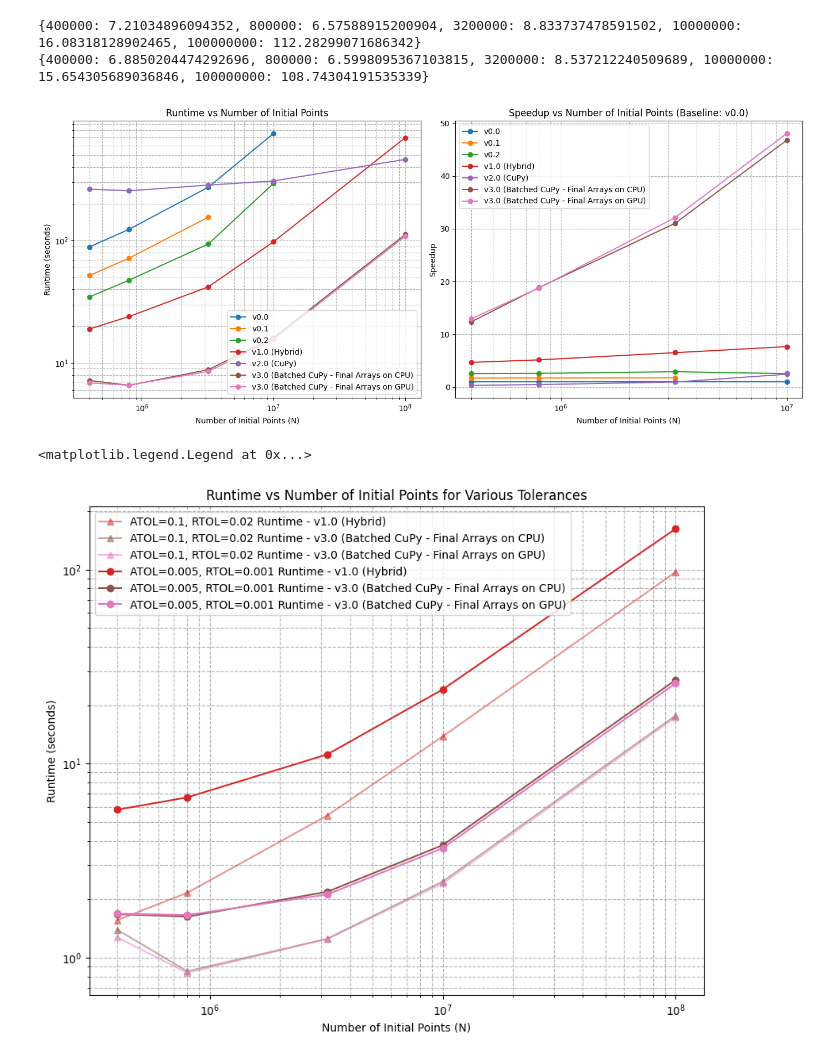
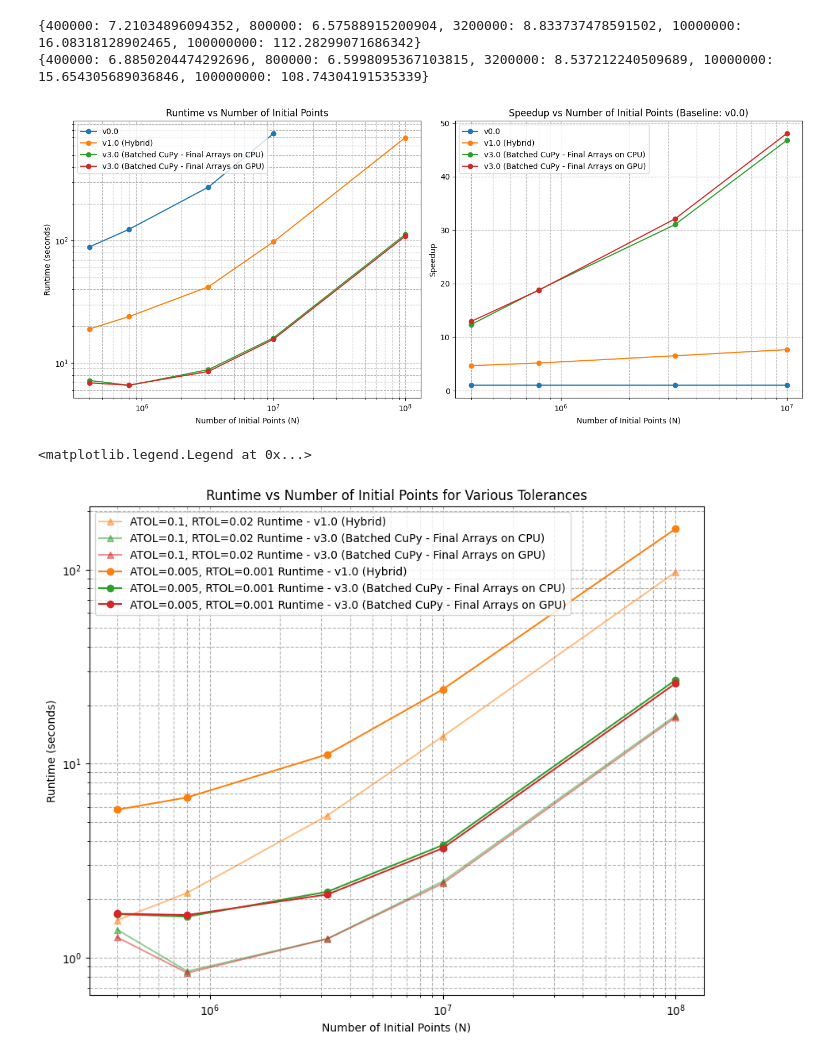
Before and after one commit to ut-padas/affini, a Jupyter notebook: _experiments/E2E_code_speedup.ipynb, the cells around one changed output. Drawn from its saved outputs; the diff is of its cells as text; code cells hidden in the pictures.

Commit message:
Update clrs in plots

```diff
--- a/_experiments/E2E_code_speedup.ipynb
+++ b/_experiments/E2E_code_speedup.ipynb
@@ -5,6 +5,20 @@ import pandas as pd
 # %%
 v3_cpu_gpu = "../results/benchmark_Six-Hump_Camelback_host_dev.csv"
 _df_v3_cpu_gpu = pd.read_csv(v3_cpu_gpu)
+v3_gpu_only = "../results/benchmark_Six-Hump_Camelback_dev_only.csv"
+_df_v3_gpu_only = pd.read_csv(v3_gpu_only)
+
+v3_cpu_gpu_total_times = {}
+v3_gpu_only_total_times = {}
+for n in _df_v3_cpu_gpu["n_train"].unique():
+    df_n = _df_v3_cpu_gpu[_df_v3_cpu_gpu["n_train"] == n]
+    total_time = df_n["time_train"].sum() + df_n["time_predict"].sum()
+    v3_cpu_gpu_total_times[int(n)] = float(total_time)
+
+    df_n = _df_v3_gpu_only[_df_v3_gpu_only["n_train"] == n]
+    total_time = df_n["time_train"].sum() + df_n["time_predict"].sum()
+    v3_gpu_only_total_times[int(n)] = float(total_time)
+
 _df_v3_cpu_gpu = _df_v3_cpu_gpu.rename(
     columns={
         "n_train": "N",
@@ -13,8 +27,6 @@ _df_v3_cpu_gpu = _df_v3_cpu_gpu.rename(
         "time_train": "v3.0 (Batched CuPy - Final Arrays on CPU)",
     }
 )
-v3_gpu_only = "../results/benchmark_Six-Hump_Camelback_dev_only.csv"
-_df_v3_gpu_only = pd.read_csv(v3_gpu_only)
 _df_v3_gpu_only = _df_v3_gpu_only.rename(
     columns={
         "n_train": "N",
@@ -23,24 +35,6 @@ _df_v3_gpu_only = _df_v3_gpu_only.rename(
         "time_train": "v3.0 (Batched CuPy - Final Arrays on GPU)",
     }
 )
-
-v3_cpu_gpu_total_times = {}
-v3_gpu_only_total_times = {}
-for n in _df_v3_cpu_gpu.N.unique():
-    df_n = _df_v3_cpu_gpu[_df_v3_cpu_gpu.N == n]
-    total_time = (
-        df_n["v3.0 (Batched CuPy - Final Arrays on CPU)"].sum()
-        + df_n["time_predict"].sum()
-    )
-    v3_cpu_gpu_total_times[int(n)] = float(total_time)
-
-    df_n = _df_v3_gpu_only[_df_v3_gpu_only.N == n]
-    total_time = (
-        df_n["v3.0 (Batched CuPy - Final Arrays on GPU)"].sum()
-        + df_n["time_predict"].sum()
-    )
-    v3_gpu_only_total_times[int(n)] = float(total_time)
-
 print(v3_cpu_gpu_total_times)
 print(v3_gpu_only_total_times)
 # %% [output]
@@ -81,11 +75,11 @@ for version in labels[1:]:
 # Define versions and colors
 versions = [
     "v0.0",
-    "v0.1",
-    "v0.2",
+    # "v0.1",
+    # "v0.2",
     # "v4.0",
     "v1.0 (Hybrid)",
-    "v2.0 (CuPy)",
+    # "v2.0 (CuPy)",
     "v3.0 (Batched CuPy - Final Arrays on CPU)",
     "v3.0 (Batched CuPy - Final Arrays on GPU)",
 ]
@@ -120,34 +114,34 @@ def x_ticks_helper(vals: list[float]) -> list[str]:
             labels.append(rf"{mant:.1f} $\times$ 10$^{{{exp}}}$")
     return labels
 
 
 ax1.set_xlabel("Number of Initial Points (N)")
 ax1.set_ylabel("Runtime (seconds)")
 ax1.set_title("Runtime vs Number of Initial Points")
 ax1.grid(True, which="both", ls="--")
 ax1.legend()
 
 ax2.set_xscale("log")
 # ax2.set_yscale("log")
 for i, version in enumerate(versions):
     speedup_col = f"speedup_{version}"
     ax2.plot(
         df["N"],
         df[speedup_col],
         marker="o",
         label=version,
         color=colors[i],
         # alpha=alpha,
     )
 ax2.set_xlabel("Number of Initial Points (N)")
 ax2.set_ylabel("Speedup")
 ax2.set_title(f"Speedup vs Number of Initial Points (Baseline: {speed_baseline_col})")
 ax2.grid(True, which="both", ls="--")
 ax2.legend()
 
 plt.tight_layout()
 # %% [output]
-[figure, old version]
+[figure, new version]
 # %%
 version_times_vs_tols_vs_n = [
     [400_000, 0.1, 0.02, 7.56, 1.56],
@@ -238,10 +232,10 @@ versions = [
     "v3.0 (Batched CuPy - Final Arrays on GPU)",
 ]
 colors = [
+    "C1",
+    # "C4",
+    "C2",
     "C3",
-    # "C4",
-    "C5",
-    "C6",
 ]
 markers = ["^", "o"]
 alphas = [0.5, 1.0]
@@ -276,7 +270,7 @@ ax1.grid(True, which="both", ls="--")
 ax1.legend()
 # %% [output]
 <matplotlib.legend.Legend at 0x...>
-[figure, old version]
+[figure, new version]
 # %%
 # version_times_vs_tols_vs_n = [
 #     [400_000, 0.1, 0.02, 1.21, 7.56, 1.56, 1.38],
```
